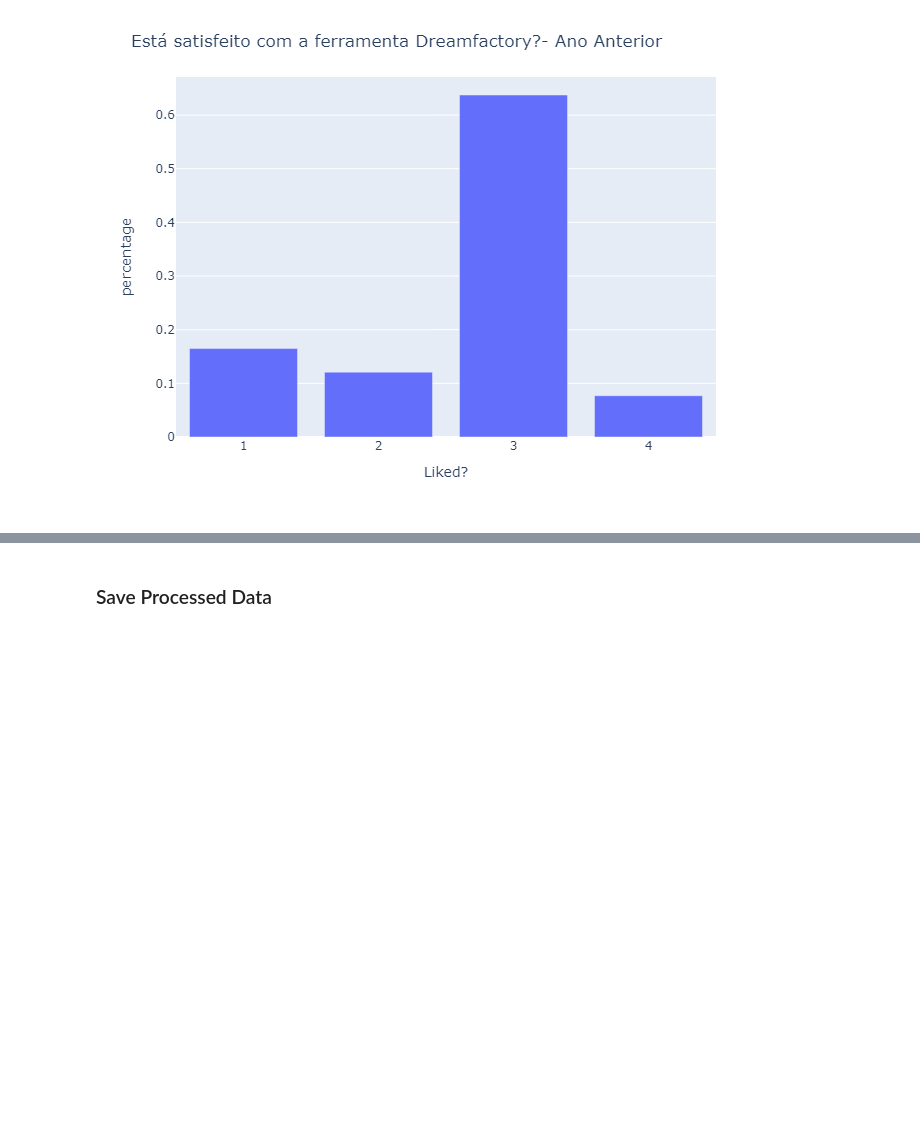
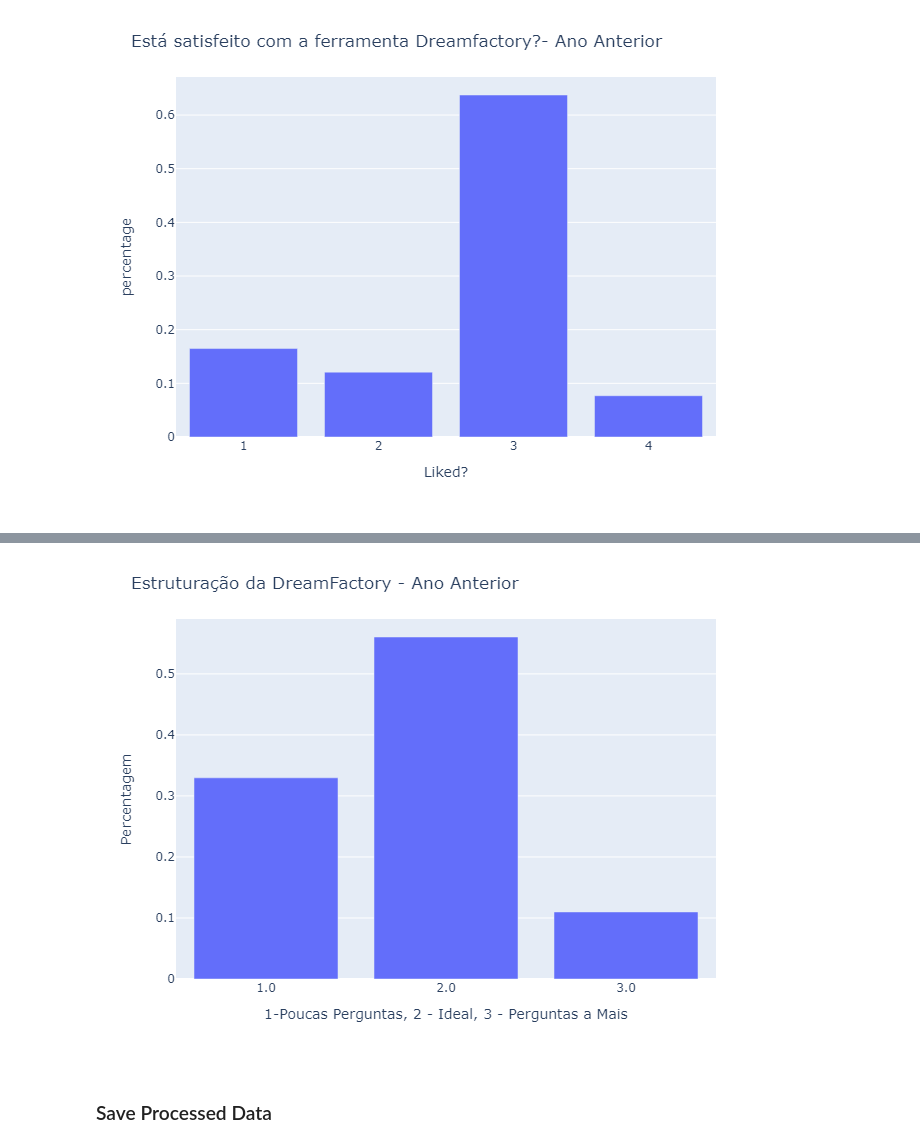
Before and after one commit to DSWorkPortugal/MscThesisFernando, a Jupyter notebook: 1-PreviousYear.ipynb, the cells around one changed output, grey strips where cells are left out. Drawn from its saved outputs; the diff is of its cells as text; code cells hidden in the pictures; blank space fills up the shorter version.

```diff
--- a/1-PreviousYear.ipynb
+++ b/1-PreviousYear.ipynb
@@ -110,3 +248,8 @@ Image(filename='Outputs/ImageOutputsYear/Year1Liked.png')
+# %%
+from IPython.display import Image
+Image(filename='Outputs/ImageOutputsYear/Year1Estrutura.png')
+# %% [output]
+[figure, added]
 # %% [markdown]
 ### Save Processed Data<a name="processeddata"></a>
 # %%
```
Also changed, not shown: parts of 26 cells of this notebook, 3 other files.
